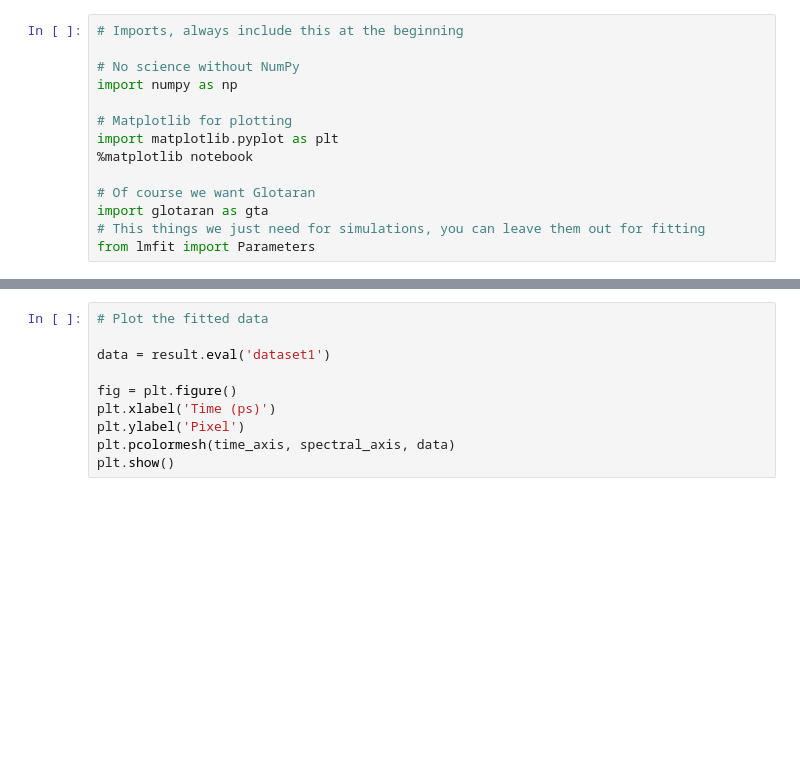
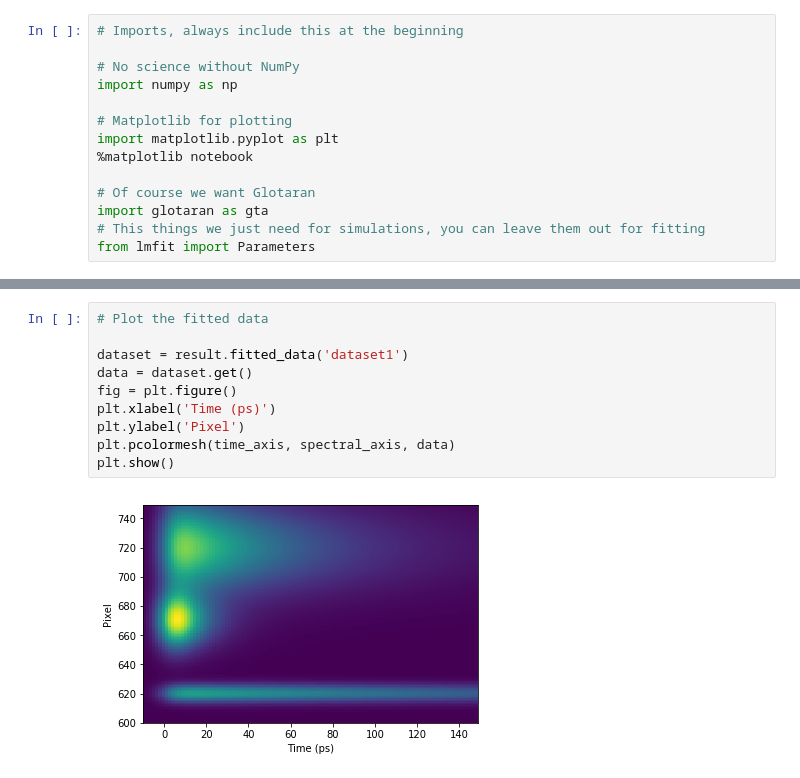
Before and after one commit to glotaran/pyglotaran, a Jupyter notebook: notebook/getting_started.ipynb, the cells around one changed output, grey strips where cells are left out. Drawn from its saved outputs; the diff is of its cells as text; blank space fills up the shorter version.

```diff
--- a/notebook/getting_started.ipynb
+++ b/notebook/getting_started.ipynb
@@ -189,10 +182,12 @@ ValueError: The input contains nan values
 # %%
 # Plot the fitted data
 
-data = result.eval('dataset1')
-
+dataset = result.fitted_data('dataset1')
+data = dataset.get()
 fig = plt.figure()
 plt.xlabel('Time (ps)')
 plt.ylabel('Pixel')
 plt.pcolormesh(time_axis, spectral_axis, data)
 plt.show()
+# %% [output]
+[figure, added]
```
Also changed, not shown: parts of 6 cells of this notebook, 15 other files.
